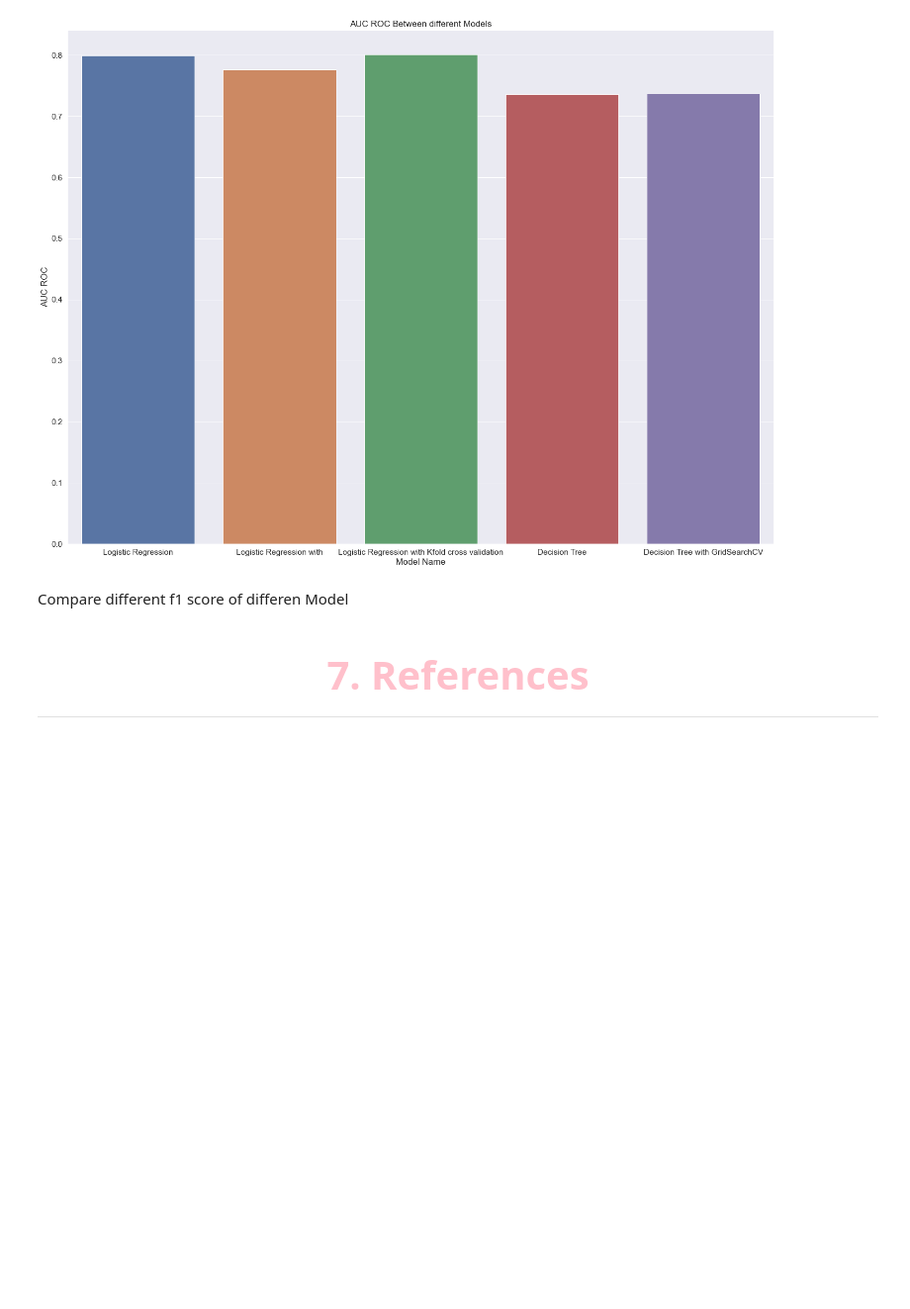
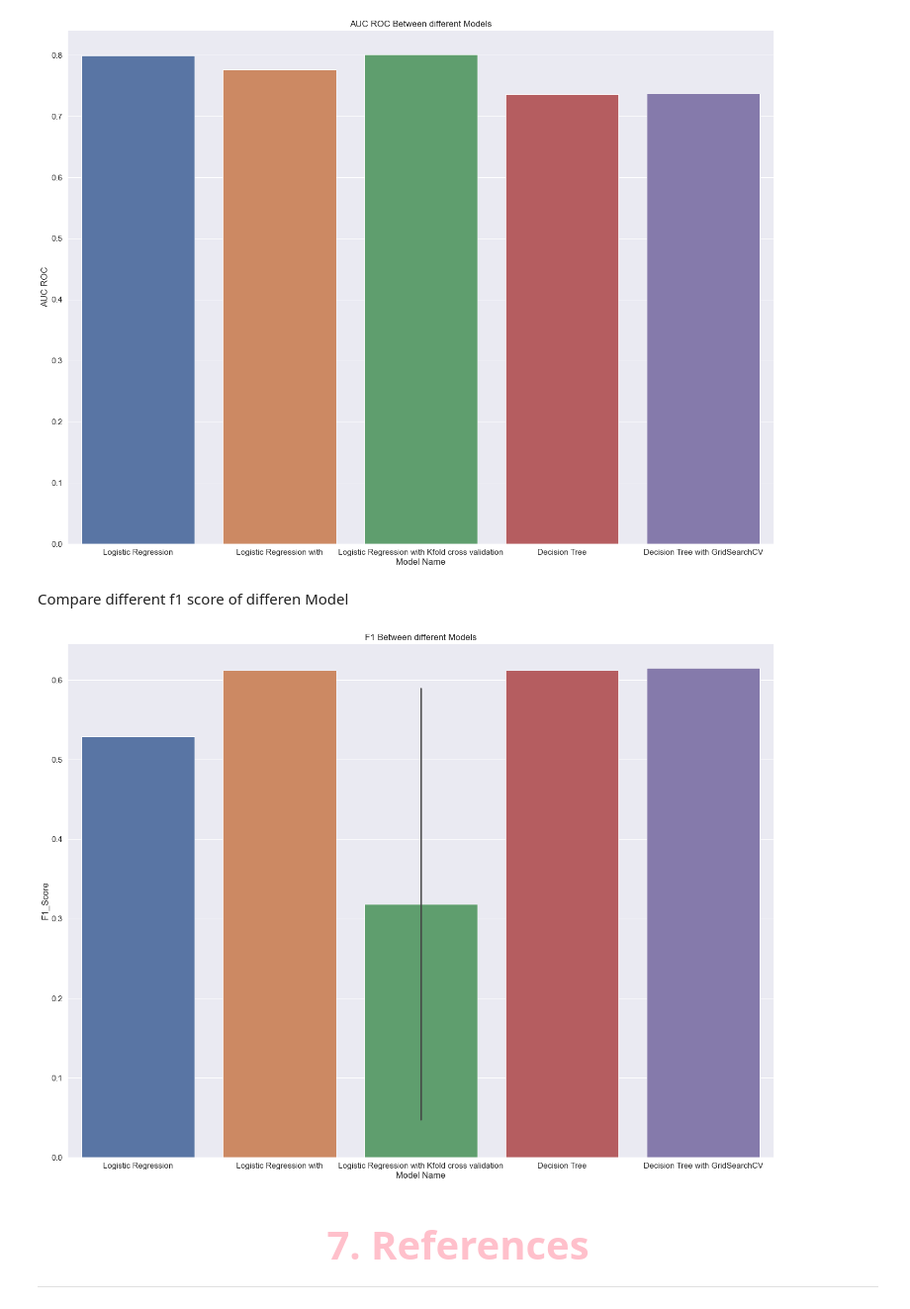
Before and after one commit to nhat117/COSC2753-ASM1, a Jupyter notebook: sepsis_prediction .ipynb, the cells around one changed output. Shown at 99% size. Cells and saved outputs as stored; diff of their text form; code cells hidden in the pictures; blank space fills up the shorter version.

Commit message:
Add model and visulize scoring metrics

```diff
--- a/sepsis_prediction .ipynb
+++ b/sepsis_prediction .ipynb
@@ -2212,11 +2217,12 @@ print(classification_report(y_val,pred_dtree))
    macro avg       0.70      0.70      0.70       119
 weighted avg       0.73      0.72      0.72       119
 # %%
-df_cm_dtree_1 = plot_confusion(y_val,pred)
+df_cm_dtree_1 = plot_confusion(y_val,pred_dtree)
 # %% [output]
 [figure]
 # %%
-res_arr.append(model_perf(classification_report(y_val, pred_dtree), df_cm_dtree_1, roc_auc_score(y_val,dtree.predict_proba(x_val)[:,1]),dtree, "Decision Tree"))
+f1_score_tree_1 = f1_score(y_val, pred_dtree)
+res_arr.append(model_perf(classification_report(y_val, pred_dtree), df_cm_dtree_1, roc_auc_score(y_val,dtree.predict_proba(x_val)[:,1]),dtree, "Decision Tree",f1_score_inp=f1_score_tree_1))
 # %% [markdown]
 ##Todo: Implement for validation dataaset
 # %% [markdown]
@@ -2280,7 +2286,8 @@ df_cm_bestdtree = plot_confusion(y_val, best_dtree.predict(x_val))
 # %% [output]
 [figure]
 # %%
-res_arr.append(model_perf(classification_report(y_val, best_dtree.predict(x_val)), df_cm_bestdtree, roc_auc_score(y_val,best_dtree.predict_proba(x_val)[:,1]),best_dtree, "Decision Tree with GridSearchCV"))
+f1_score_tree_2 = f1_score(y_val, best_dtree.predict(x_val))
+res_arr.append(model_perf(classification_report(y_val, best_dtree.predict(x_val)), df_cm_bestdtree, roc_auc_score(y_val,best_dtree.predict_proba(x_val)[:,1]),best_dtree, "Decision Tree with GridSearchCV",f1_score_inp=f1_score_tree_2))
 # %% [markdown]
 ### Random Forest
 # %%
@@ -2327,10 +2327,13 @@ Compare AUC of different Model
 # %%
 auc_arr = []
 name = []
+f1_score_arr = []
 for item in res_arr:
     # plt.bar(pos,data = item.auc_roc,height=1)
     auc_arr.append(item.auc_roc)
     name.append(item.name)
+    f1_score_arr.append(item.f1)
+    print(item.f1)
 
 sns.barplot(x=name, y = auc_arr)
 plt.title("AUC ROC Between different Models")
@@ -2341,6 +2350,14 @@ plt.tight_layout()
 [figure]
 # %% [markdown]
 Compare different f1 score of differen Model
+# %%
+sns.barplot(x=name, y = f1_score_arr)
+plt.title("F1 Between different Models")
+plt.xlabel('Model Name')
+plt.ylabel('F1_Score')
+plt.tight_layout()
+# %% [output]
+[figure, added]
 # %% [markdown]
 <a id="7"></a>
 <h1 style="color:#ffc0cb;font-size:40px;font-family:Georgia;text-align:center;"><strong>7. References</strong></h1>
```
Also changed, not shown: parts of 12 cells of this notebook, 1 other file.
